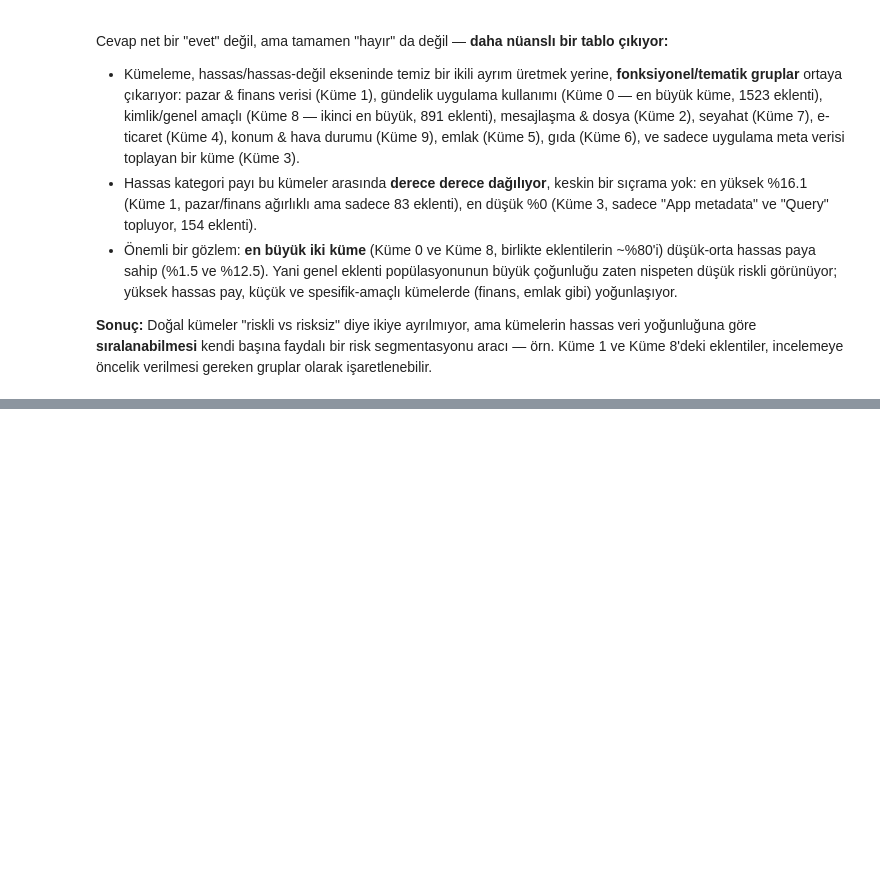
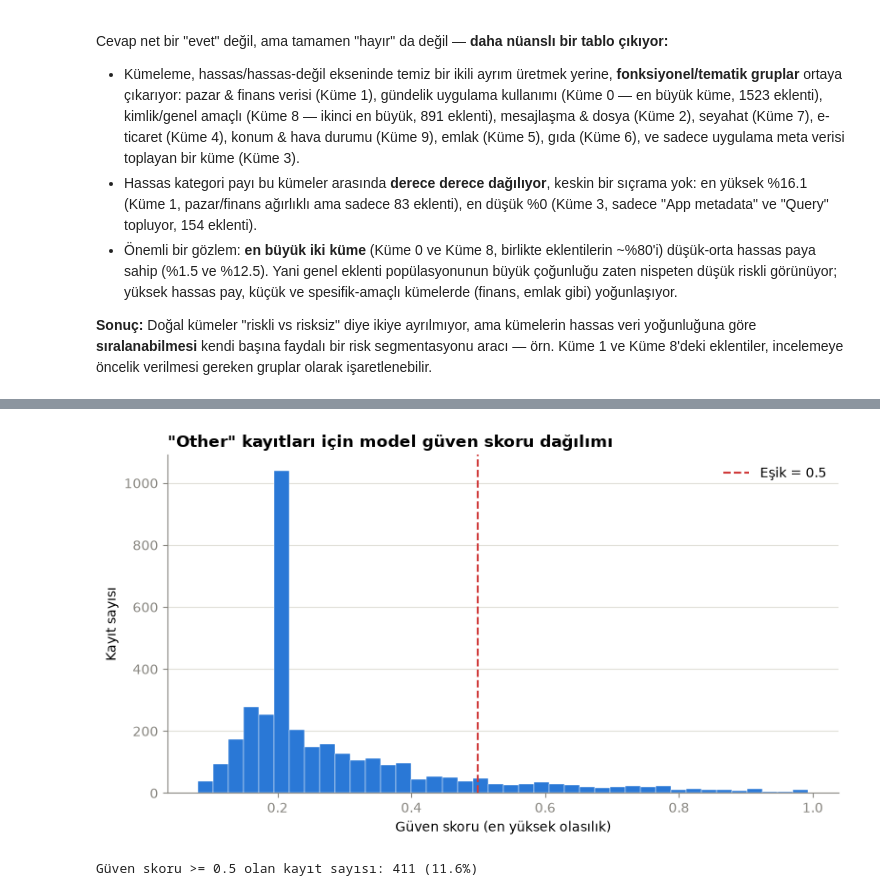
Before and after one commit to elifdikmn/DataPrivacy, a Jupyter notebook: notebooks/bolum3_uygulama.ipynb, the cells around one changed output, grey strips where cells are left out. Drawn from its saved outputs; the diff is of its cells as text; code cells hidden in the pictures; blank space fills up the shorter version.

```diff
--- a/notebooks/bolum3_uygulama.ipynb
+++ b/notebooks/bolum3_uygulama.ipynb
@@ -243,0 +296,13 @@ Cevap net bir "evet" değil, ama tamamen "hayır" da değil — **daha nüanslı
+# %%
+# Modeli, hiç görmediği tüm "Other" kayıtlarına uyguluyoruz.
+X_other_tfidf = tfidf_other.transform(df_other['text'])
+
+other_pred_proba = model_other.predict_proba(X_other_tfidf)
+other_predictions = model_other.classes_[np.argmax(other_pred_proba, axis=1)]
+other_confidence = other_pred_proba.max(axis=1)
+
+df_other['predicted_data_type'] = other_predictions
+df_other['confidence'] = other_confidence
+
+print('Güven skoru dağılımı:')
+print(df_other['confidence'].describe().round(3))
@@ -243,0 +324,30 @@ Cevap net bir "evet" değil, ama tamamen "hayır" da değil — **daha nüanslı
+# %%
+COLOR_MAIN = '#2a78d6'
+COLOR_CONFIDENT = '#1baf7a'
+COLOR_MUTED = '#898781'
+COLOR_TEXT = '#0b0b0b'
+CONFIDENCE_THRESHOLD = 0.5
+
+fig, ax = plt.subplots(figsize=(8, 4.5))
+ax.hist(df_other['confidence'], bins=40, color=COLOR_MAIN, edgecolor='white', linewidth=0.3)
+ax.axvline(CONFIDENCE_THRESHOLD, color='#d03b3b', linewidth=1.5, linestyle='--',
+           label=f'Eşik = {CONFIDENCE_THRESHOLD}')
+
+ax.set_xlabel('Güven skoru (en yüksek olasılık)')
+ax.set_ylabel('Kayıt sayısı')
+ax.set_title('"Other" kayıtları için model güven skoru dağılımı', loc='left', fontsize=12, fontweight='bold')
+ax.spines[['top', 'right']].set_visible(False)
+ax.spines[['left', 'bottom']].set_color(COLOR_MUTED)
+ax.tick_params(colors=COLOR_MUTED)
+ax.grid(axis='y', color='#e1e0d9', linewidth=0.8)
+ax.set_axisbelow(True)
+ax.legend(frameon=False)
+
+plt.tight_layout()
+plt.show()
+
+n_confident = (df_other['confidence'] >= CONFIDENCE_THRESHOLD).sum()
+print(f'Güven skoru >= {CONFIDENCE_THRESHOLD} olan kayıt sayısı: {n_confident} ({n_confident/len(df_other)*100:.1f}%)')
+# %% [output]
+[figure, added]
+Güven skoru >= 0.5 olan kayıt sayısı: 411 (11.6%)
```
Also changed, not shown: parts of 9 cells of this notebook.
